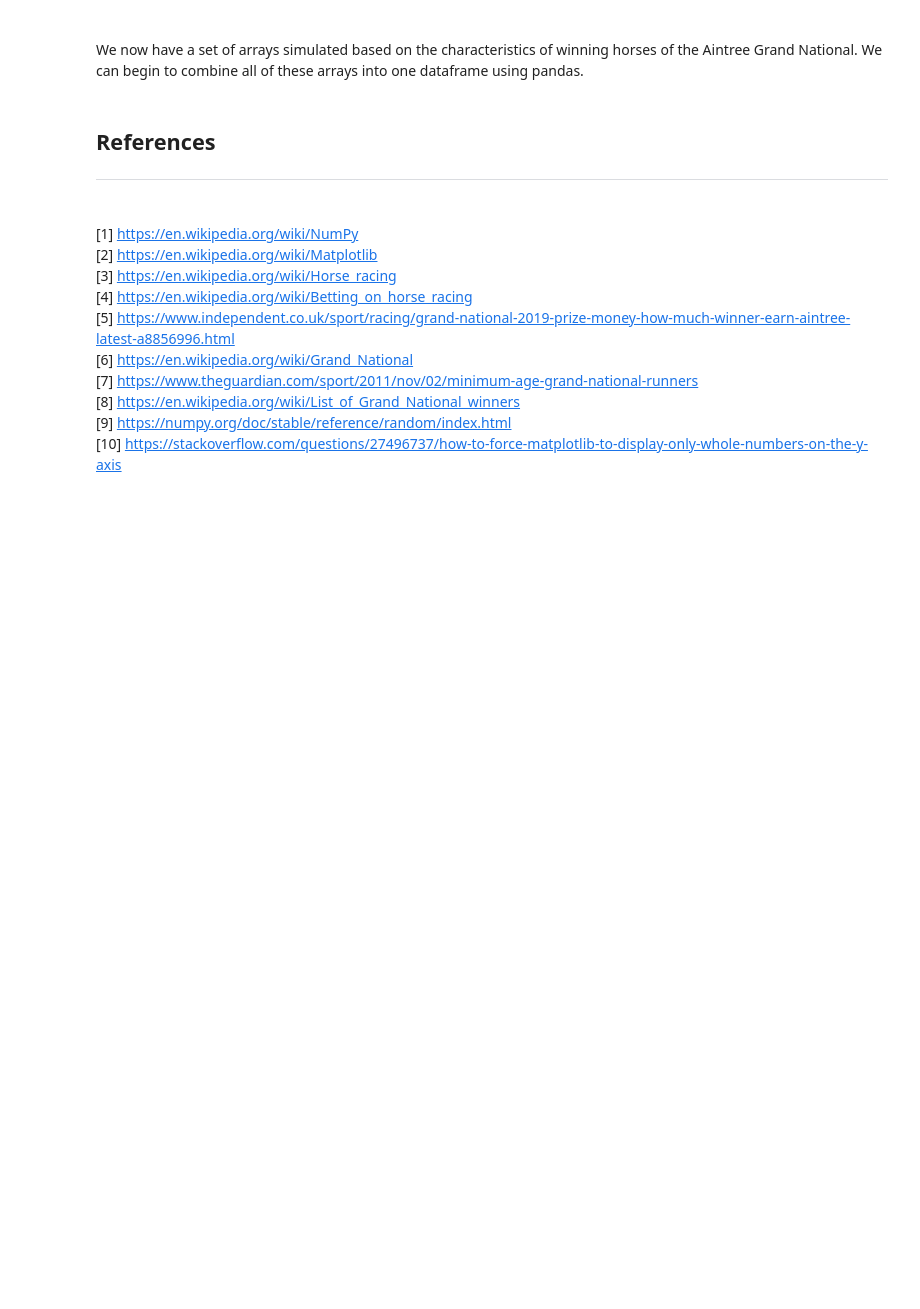
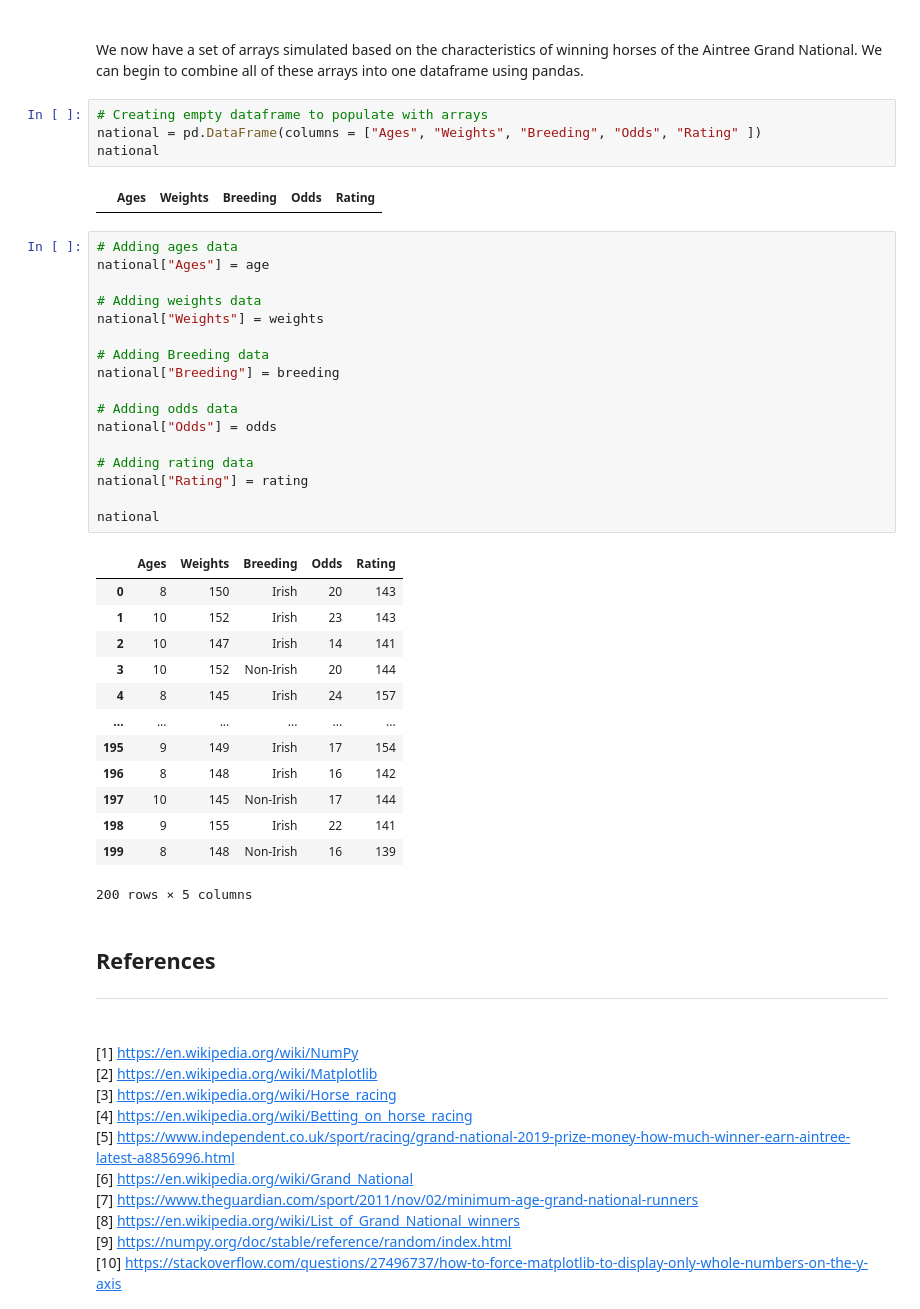
Before and after one commit to G00398275/PFDA-Simulate, a Jupyter notebook: Simulate.ipynb, the cells around one changed output. Saved outputs shown, nothing was run; the diff lists cells and outputs as text; blank space fills up the shorter version.

Commit message:
Finished creating variables and created dataframe for all variables

```diff
--- a/Simulate.ipynb
+++ b/Simulate.ipynb
@@ -379,6 +386,43 @@ for style in ['whitegrid']:
 <br>
 
 We now have a set of arrays simulated based on the characteristics of winning horses of the Aintree Grand National. We can begin to combine all of these arrays into one dataframe using pandas.
+# %%
+# Creating empty dataframe to populate with arrays
+national = pd.DataFrame(columns = ["Ages", "Weights", "Breeding", "Odds", "Rating" ])
+national
+# %% [output]
+|  | Ages | Weights | Breeding | Odds | Rating |
+# %%
+# Adding ages data
+national["Ages"] = age
+
+# Adding weights data
+national["Weights"] = weights
+
+# Adding Breeding data
+national["Breeding"] = breeding
+
+# Adding odds data
+national["Odds"] = odds
+
+# Adding rating data
+national["Rating"] = rating
+
+national
+# %% [output]
+|  | Ages | Weights | Breeding | Odds | Rating |
+| 0 | 8 | 150 | Irish | 20 | 143 |
+| 1 | 10 | 152 | Irish | 23 | 143 |
+| 2 | 10 | 147 | Irish | 14 | 141 |
+| 3 | 10 | 152 | Non-Irish | 20 | 144 |
+| 4 | 8 | 145 | Irish | 24 | 157 |
+| ... | ... | ... | ... | ... | ... |
+| 195 | 9 | 149 | Irish | 17 | 154 |
+| 196 | 8 | 148 | Irish | 16 | 142 |
+| 197 | 10 | 145 | Non-Irish | 17 | 144 |
+| 198 | 9 | 155 | Irish | 22 | 141 |
+| 199 | 8 | 148 | Non-Irish | 16 | 139 |
+200 rows × 5 columns
 # %% [markdown]
 ## References
 ***
```
Also changed, not shown: parts of 11 cells of this notebook.
